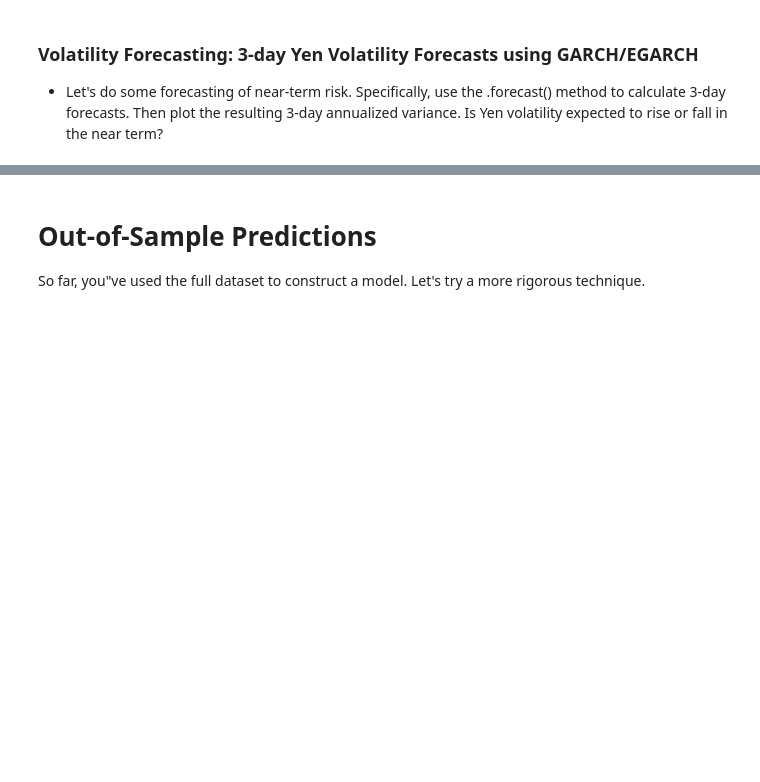
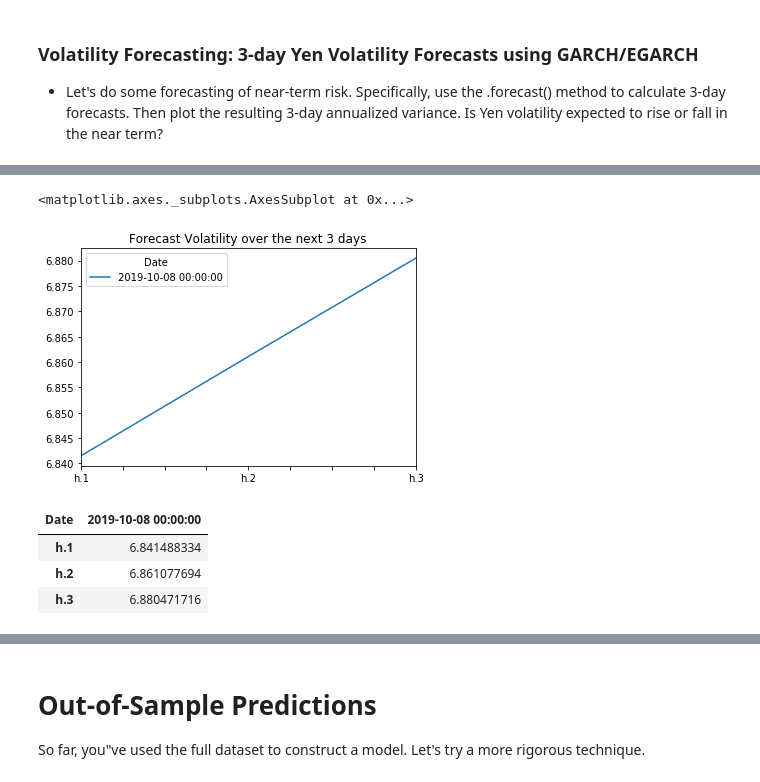
Before and after one commit to stragitech/Yen_Futures, a Jupyter notebook: time_series_analysis.ipynb, the cells around one changed output, grey strips where cells are left out. Cells and saved outputs as stored; diff of their text form; code cells hidden in the pictures; blank space fills up the shorter version.

```diff
--- a/time_series_analysis.ipynb
+++ b/time_series_analysis.ipynb
@@ -471,8 +506,12 @@ forecasts
 # %%
 # Plot the annualized volatility forecast using pd.plot():
 # (Make sure to use dropna() on the forecasts before plotting):
 # (There are 252 trading days in a year)
 # Note: each column in forecasts.variance represents one day ahead:
 plot_title = f"Forecast Volatility over the next {forecast_horizon} days"
-model_forecasts = # YOUR CODE HERE
-model_forecasts.dropna().T.plot(title=plot_title)
+model_forecasts = np.sqrt(forecasts.variance.dropna() * 252)
+final = model_forecasts.dropna().T
+final.plot(title=plot_title)
+# %% [output]
+<matplotlib.axes._subplots.AxesSubplot at 0x...>
+[figure, added]
@@ -480,0 +518,7 @@ fig = # YOUR CODE HERE
+# %%
+final
+# %% [output]
+| Date | 2019-10-08 00:00:00 |
+| h.1 | 6.841488334 |
+| h.2 | 6.861077694 |
+| h.3 | 6.880471716 |
```
Also changed, not shown: parts of 20 cells of this notebook.
